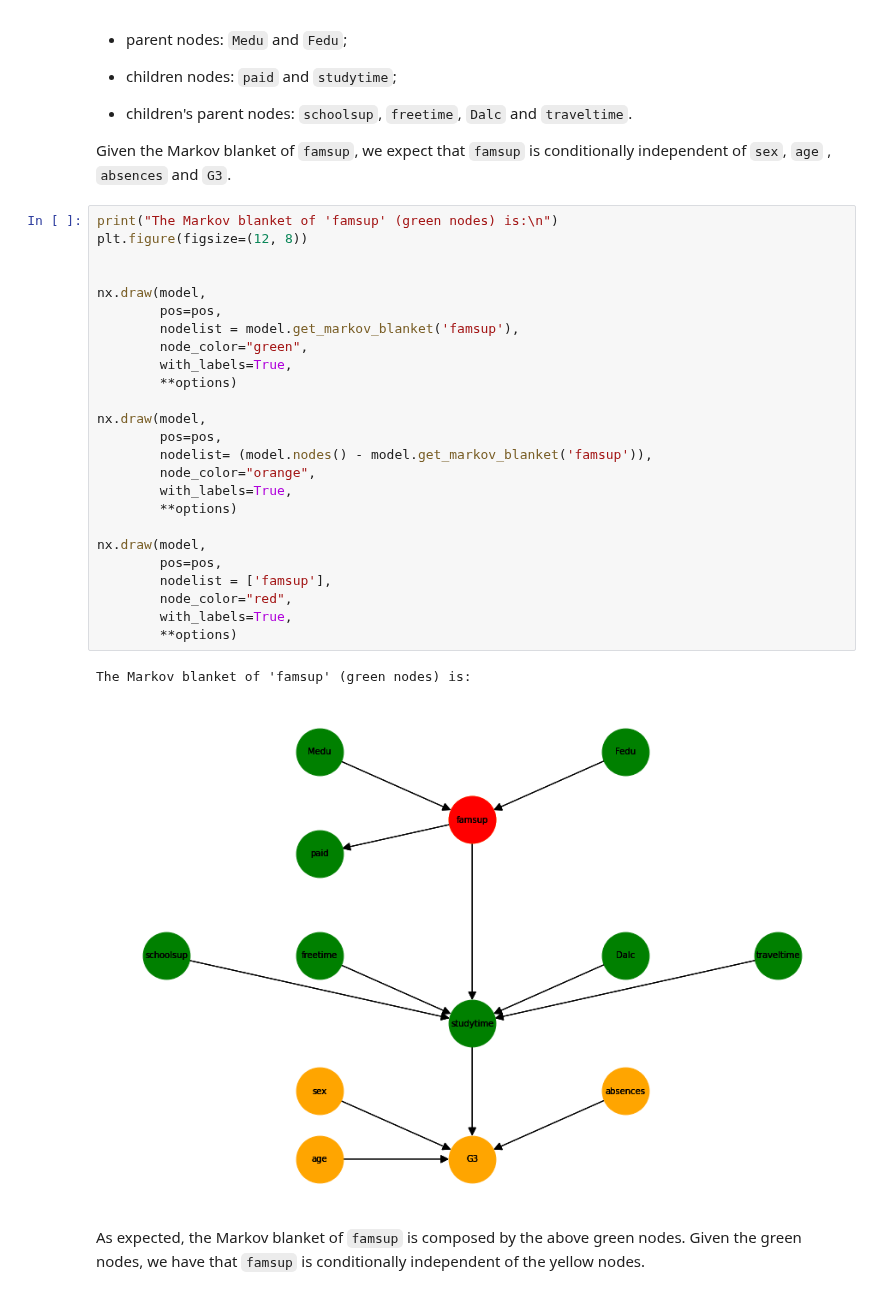
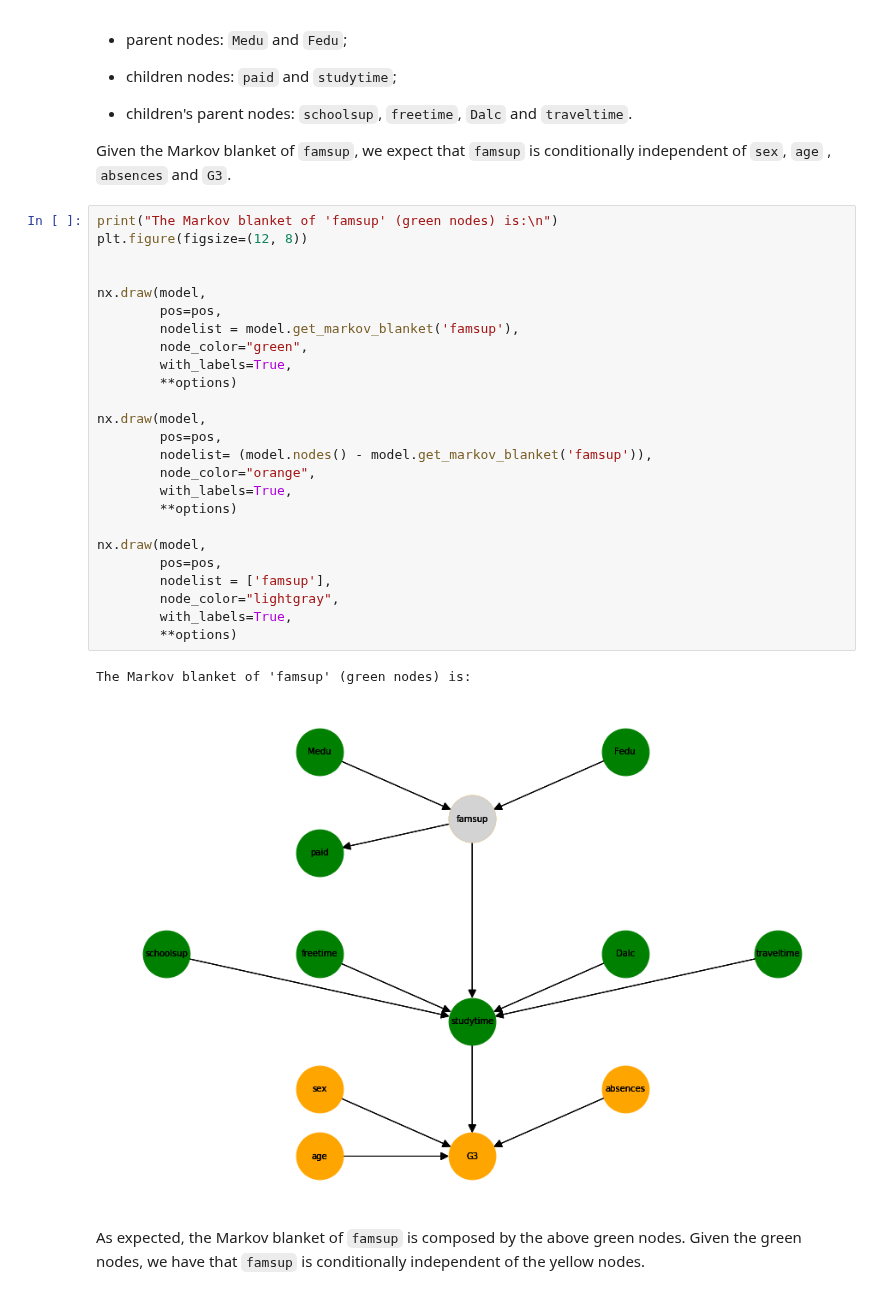
Before and after one commit to Mikalb98/StudentAnalysis-BayesianNetwork, a Jupyter notebook: BayesianModel_Albarello_Nestola.ipynb, the cells around one changed output. Drawn from its saved outputs; the diff is of its cells as text.

```diff
--- a/BayesianModel_Albarello_Nestola.ipynb
+++ b/BayesianModel_Albarello_Nestola.ipynb
@@ -1865,31 +1887,31 @@ Given the Markov blanket of `famsup`, we expect that `famsup` is conditionally i
 # %%
 print("The Markov blanket of 'famsup' (green nodes) is:\n")
 plt.figure(figsize=(12, 8))
 
 
 nx.draw(model,
         pos=pos,
         nodelist = model.get_markov_blanket('famsup'),
         node_color="green",
         with_labels=True,
         **options)
 
 nx.draw(model,
         pos=pos,
         nodelist= (model.nodes() - model.get_markov_blanket('famsup')),
         node_color="orange",
         with_labels=True,
         **options)
 
 nx.draw(model,
         pos=pos,
         nodelist = ['famsup'],
-        node_color="red",
+        node_color="lightgray",
         with_labels=True,
         **options)
 # %% [output]
 The Markov blanket of 'famsup' (green nodes) is:
-[figure, old version]
+[figure, new version]
 # %% [markdown]
 As expected, the Markov blanket of `famsup` is composed by the above green nodes. Given the green nodes, we have that `famsup` is conditionally independent of the yellow nodes.
 # %% [markdown]
```
Also changed, not shown: parts of 43 cells of this notebook.
